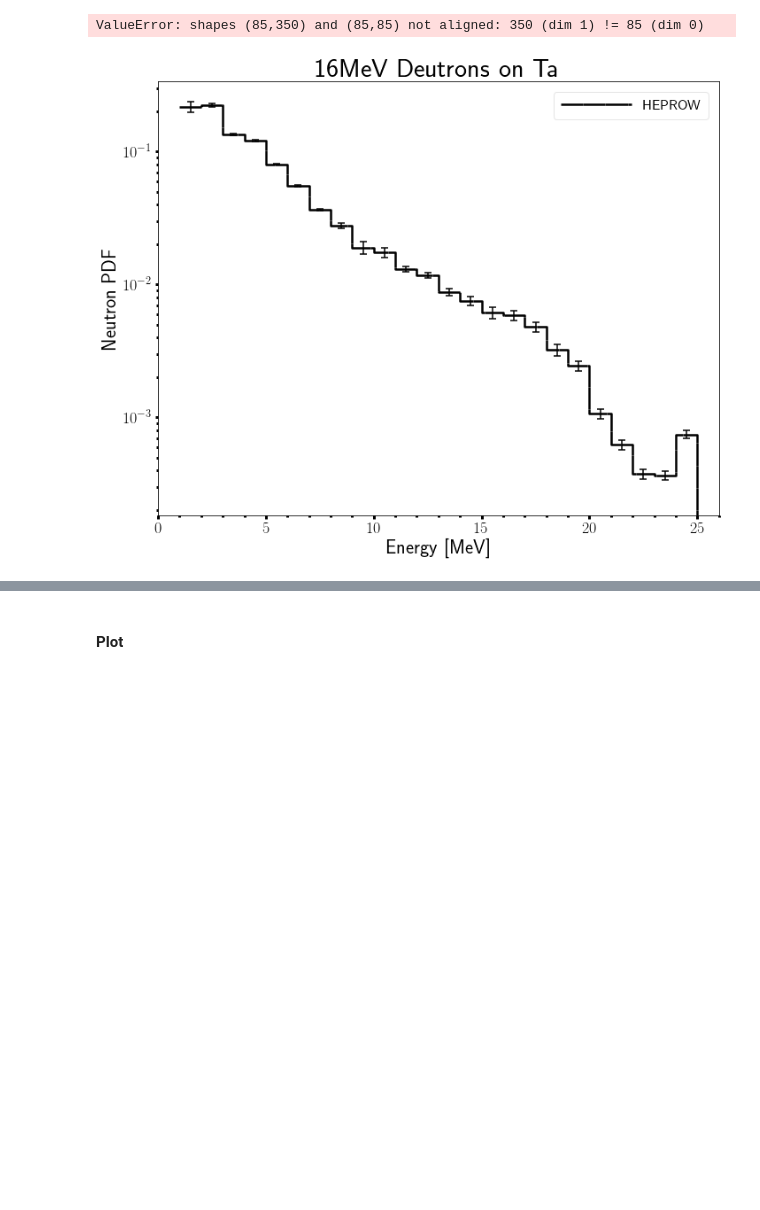
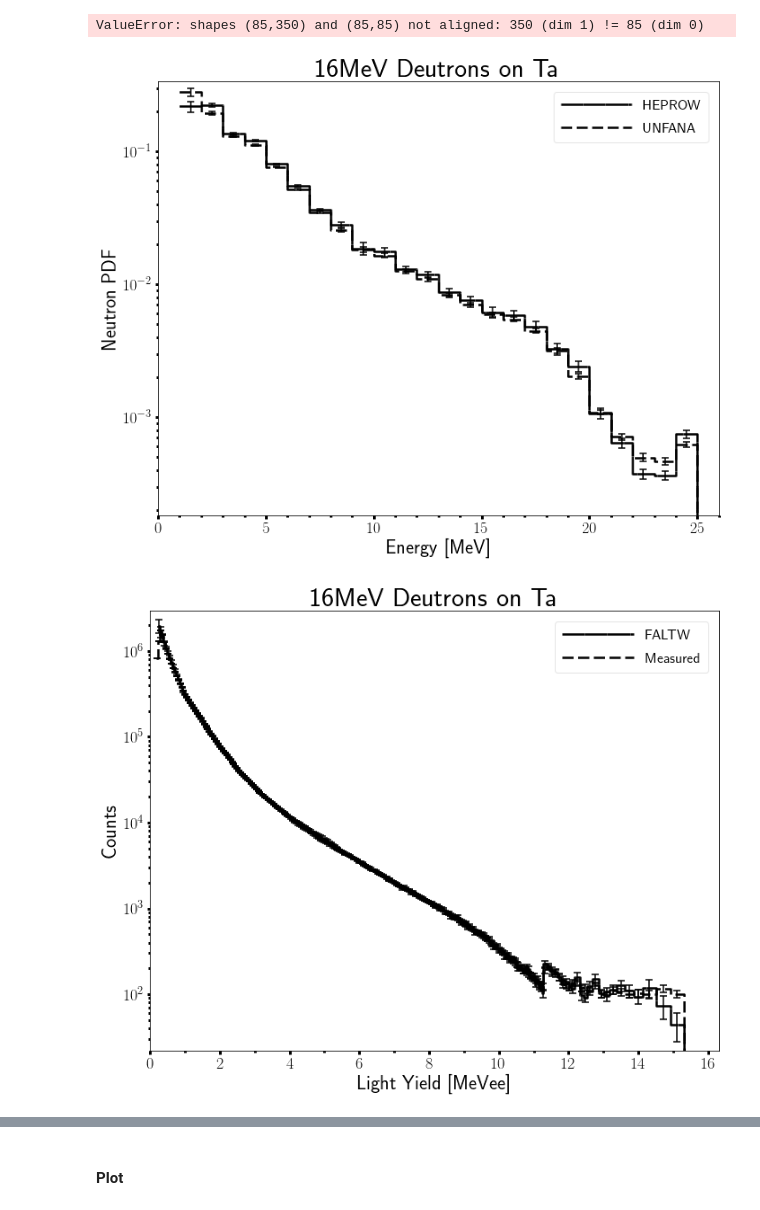
Before and after one commit to 2lambda123/88_Data, a Jupyter notebook: Experiments/PHS/16MeVTa/16MeVTa.ipynb, the cells around one changed output, grey strips where cells are left out. Drawn from its saved outputs; the diff is of its cells as text; code cells hidden in the pictures; blank space fills up the shorter version.

Commit message:
Added FALTW and UNFANA modules from HEPROW to the unfold routines and notebook

```diff
--- a/Experiments/PHS/16MeVTa/16MeVTa.ipynb
+++ b/Experiments/PHS/16MeVTa/16MeVTa.ipynb
@@ -1157,8 +1153,11 @@ Fractional Dead Time = 0.00454483781246
 # HEPROW Inputs:
 heprowPath = "/home/pyne-user/Dropbox/UCB/Research/ETAs/88Inch/Data/Experiments/PHS/16MeVTa/Unfold/HEPROW/"
 
-heprowName = "mik_EJ309_1.gru"
-mtxName = "MIEKE1.MTX"
+heprowName = "EJ309_1_mik.gru"
+unfanaName = "EJ309_1_unf.gru"
+faltwPHSName = "EJ309_1_faltw.phs"
+measPHSName = "Inputs/EJ309_16MeVTa_stat_100_phs_05.phs"
+mtxName = "MIEKE.MTX"
 heprowBinBounds = "low"
 
 # Meulders - 16 MeV d on Au (good enough)
@@ -1170,7 +1169,7 @@ meuldersBinBounds="mid"
 # NSD MC
 nsdPath="/home/pyne-user/Dropbox/UCB/Research/ETAs/88Inch/Data/Experiments/PHS/16MeVTa/Unfold/NSD/"
 
-nsdName="16MeVTa_NSDUnfold_1.txt"
+nsdName="16MeVTa_NSDUnfold2_1.txt"
 nsdBinBounds="mid"
 # %% [markdown]
 #### Read in and Manipulate Data
@@ -1208,10 +1207,9 @@ print tmp
 (85, 85)
 ValueError: shapes (85,350) and (85,85) not aligned: 350 (dim 1) != 85 (dim 0)
 # %%
-# Import data, delete zero flux bins, and normalize
+# Import HEPROW and UNFANA data and normalize
 heprowData = readGru(heprowPath+heprowName, delim_whitespace=True, names=['lowE', 'absFlux', 'absSigma'],
                skiprows=3)
-#heprowData = heprowData[heprowData.absFlux != 0]
 heprowData['normFlux'] = np.asarray(bin_differentiation(heprowData['lowE'].tolist(),
                                             heprowData['absFlux'].tolist(), heprowBinBounds)) \
                                             / norm.currentIntegrator / norm.solidAngle \
@@ -1220,41 +1218,79 @@ heprowData['normSigma'] = np.asarray(bin_differentiation(heprowData['lowE'].toli
                                             heprowData['absSigma'].tolist(), heprowBinBounds)) \
                                             / norm.currentIntegrator / norm.solidAngle \
                                             / (1-norm.deadTime)
+#heprowData = heprowData[heprowData.absFlux != 0]
+
+unfData = readGru(heprowPath+unfanaName, delim_whitespace=True, names=['lowE', 'absFlux', 'absSigma'],
+               skiprows=3)
+unfData['normFlux'] = np.asarray(bin_differentiation(unfData['lowE'].tolist(),
+                                            unfData['absFlux'].tolist(), heprowBinBounds)) \
+                                            / norm.currentIntegrator / norm.solidAngle \
+                                            / (1-norm.deadTime)
+unfData['normSigma'] = np.asarray(bin_differentiation(unfData['lowE'].tolist(),
+                                            unfData['absSigma'].tolist(), heprowBinBounds)) \
+                                            / norm.currentIntegrator / norm.solidAngle \
+                                            / (1-norm.deadTime)
 
 # Calculate covariance based uncertainty
 heprowData['absCovSigma'] = readMTX(heprowPath+mtxName).tolist()
+unfData['absCovSigma'] = readMTX(heprowPath+mtxName).tolist()
 
 # Calculate the pdf and its uncertainty
 heprowData['pdfFlux'] = normAUBC(heprowData['absFlux'])
 heprowData['pdfSigma'] = heprowData['absSigma']/heprowData['absFlux']*heprowData['pdfFlux']
 heprowData['pdfCovSigma'] = heprowData['absCovSigma']/heprowData['absFlux']*heprowData['pdfFlux']
 
+unfData['pdfFlux'] = normAUBC(unfData['absFlux'])
+unfData['pdfSigma'] = unfData['absSigma']/unfData['absFlux']*unfData['pdfFlux']
+unfData['pdfCovSigma'] = unfData['absCovSigma']/unfData['absFlux']*unfData['pdfFlux']
+
 # Build pdf histogram object
 heprowHisto = Histogram()
 heprowHisto.build_histo(heprowData['lowE'].tolist(), heprowData['pdfFlux'].tolist(),
                        uncert=heprowData['pdfSigma'].tolist(), edgeLoc=heprowBinBounds,
                        name='HEPROW')
-heprowHisto.plot(logY=True, title='16MeV Deutrons on Ta', xLabel='Energy [MeV]',
+unfHisto = Histogram()
+unfHisto.build_histo(unfData['lowE'].tolist(), unfData['pdfFlux'].tolist(),
+                       uncert=unfData['pdfSigma'].tolist(), edgeLoc=heprowBinBounds,
+                       name='UNFANA')
+heprowHisto.plot(unfHisto, logY=True, title='16MeV Deutrons on Ta', xLabel='Energy [MeV]',
                  yLabel='Neutron PDF')
 
 # Build norm histogram object
 heprowNormHisto = Histogram()
 heprowNormHisto.build_histo(heprowData['lowE'].tolist(), heprowData['normFlux'].tolist(),
                        uncert=heprowData['normSigma'].tolist(), edgeLoc=heprowBinBounds,
                        name='HEPROW')
 
 # Build error histogram objects
 heprowErrorHisto = Histogram()
 heprowErrorHisto.build_histo(heprowData['lowE'].tolist(),
                                heprowData['pdfSigma']/heprowData['pdfFlux'].tolist(),
                                edgeLoc=heprowBinBounds, name='HEPROW Errors')
 heprowCovErrorHisto = Histogram()
 heprowCovErrorHisto.build_histo(heprowData['lowE'].tolist(),
                                heprowData['pdfCovSigma']/heprowData['pdfFlux'].tolist(),
                                edgeLoc=heprowBinBounds, name='HEPROW Covariance Errors')
 #print heprowData['pdfSigma']/heprowData['pdfCovSigma']
+
+# Import PHS data and plot
+faltwPHSData = readFlu(heprowPath+faltwPHSName, delim_whitespace=True, names=['lowE', 'absPHS', 'absSigma'],
+               skiprows=3)
+measPHSData = readFlu(heprowPath+measPHSName, delim_whitespace=True, names=['lowE', 'absPHS', 'absSigma'],
+               skiprows=3)
+faltwPHSHisto = Histogram()
+faltwPHSHisto.build_histo(faltwPHSData['lowE'].tolist(), faltwPHSData['absPHS'].tolist(),
+                       uncert=faltwPHSData['absSigma'].tolist(), edgeLoc=heprowBinBounds,
+                       name='FALTW')
+measPHSHisto = Histogram()
+measPHSHisto.build_histo(measPHSData['lowE'].tolist(), measPHSData['absPHS'].tolist(),
+                       uncert=measPHSData['absSigma'].tolist(), edgeLoc=heprowBinBounds,
+                       name='Measured')
+faltwPHSHisto.plot(measPHSHisto, logY=True, title='16MeV Deutrons on Ta', xLabel='Light Yield [MeVee]',
+                 yLabel='Counts')
 # %% [output]
-[figure, old version]
+[figure, new version]
+[figure, added]
 # %%
 # Read in Meulders data and normalize
 meuldersData = pd.read_table(meuldersPath+meuldersName, delim_whitespace=True,
```
Also changed, not shown: parts of 5 cells of this notebook, 17 other files.
